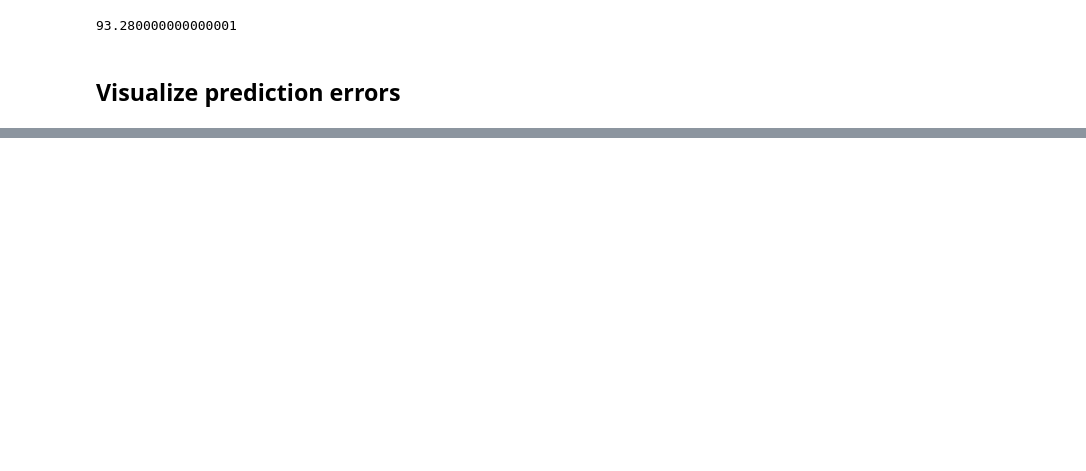
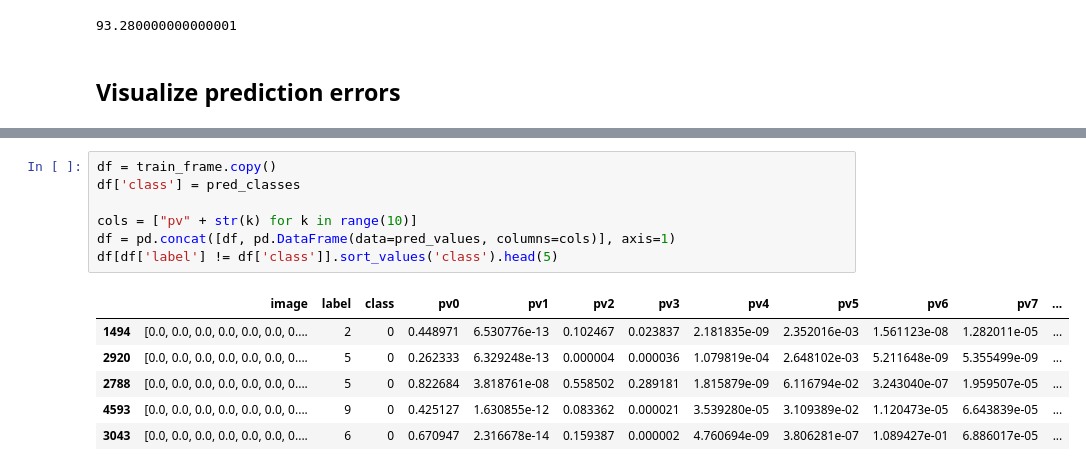
Before and after one commit to uents/coursera-ml, a Jupyter notebook: week04/logistic_regression_classification.ipynb, the cells around one changed output, grey strips where cells are left out. Drawn from its saved outputs; the diff is of its cells as text; blank space fills up the shorter version.

```diff
--- a/week04/logistic_regression_classification.ipynb
+++ b/week04/logistic_regression_classification.ipynb
@@ -152 +179,15 @@ saved assets/week04_lr_pred_hist.png
 [figure]
+# %%
+df = train_frame.copy()
+df['class'] = pred_classes
+
+cols = ["pv" + str(k) for k in range(10)]
+df = pd.concat([df, pd.DataFrame(data=pred_values, columns=cols)], axis=1)
+df[df['label'] != df['class']].sort_values('class').head(5)
+# %% [output]
+|  | image | label | class | pv0 | pv1 | pv2 | pv3 | pv4 | pv5 | pv6 | pv7 | ... |
+| 1494 | [0.0, 0.0, 0.0, 0.0, 0.0, 0.0, 0.... | 2 | 0 | 0.448971 | 6.530776e-13 | 0.102467 | 0.023837 | 2.181835e-09 | 2.352016e-03 | 1.561123e-08 | 1.282011e-05 | ... |
+| 2920 | [0.0, 0.0, 0.0, 0.0, 0.0, 0.0, 0.... | 5 | 0 | 0.262333 | 6.329248e-13 | 0.000004 | 0.000036 | 1.079819e-04 | 2.648102e-03 | 5.211648e-09 | 5.355499e-09 | ... |
+| 2788 | [0.0, 0.0, 0.0, 0.0, 0.0, 0.0, 0.... | 5 | 0 | 0.822684 | 3.818761e-08 | 0.558502 | 0.289181 | 1.815879e-09 | 6.116794e-02 | 3.243040e-07 | 1.959507e-05 | ... |
+| 4593 | [0.0, 0.0, 0.0, 0.0, 0.0, 0.0, 0.... | 9 | 0 | 0.425127 | 1.630855e-12 | 0.083362 | 0.000021 | 3.539280e-05 | 3.109389e-02 | 1.120473e-05 | 6.643839e-05 | ... |
+| 3043 | [0.0, 0.0, 0.0, 0.0, 0.0, 0.0, 0.... | 6 | 0 | 0.670947 | 2.316678e-14 | 0.159387 | 0.000002 | 4.760694e-09 | 3.806281e-07 | 1.089427e-01 | 6.886017e-05 | ... |
```
Also changed, not shown: parts of 14 cells of this notebook, 2 other files.
